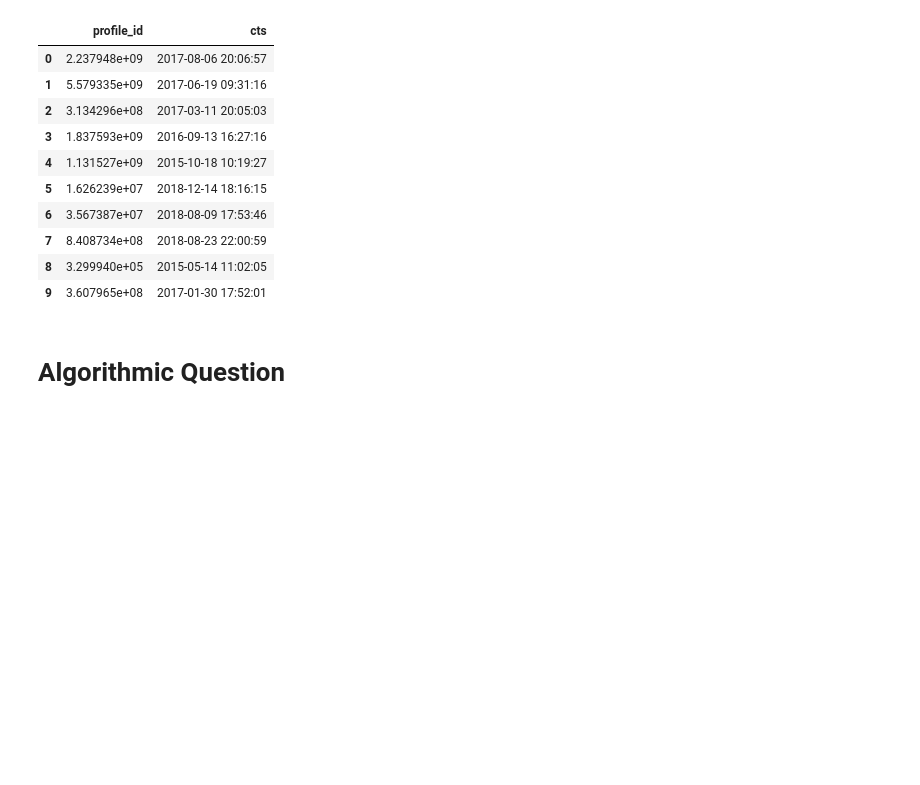
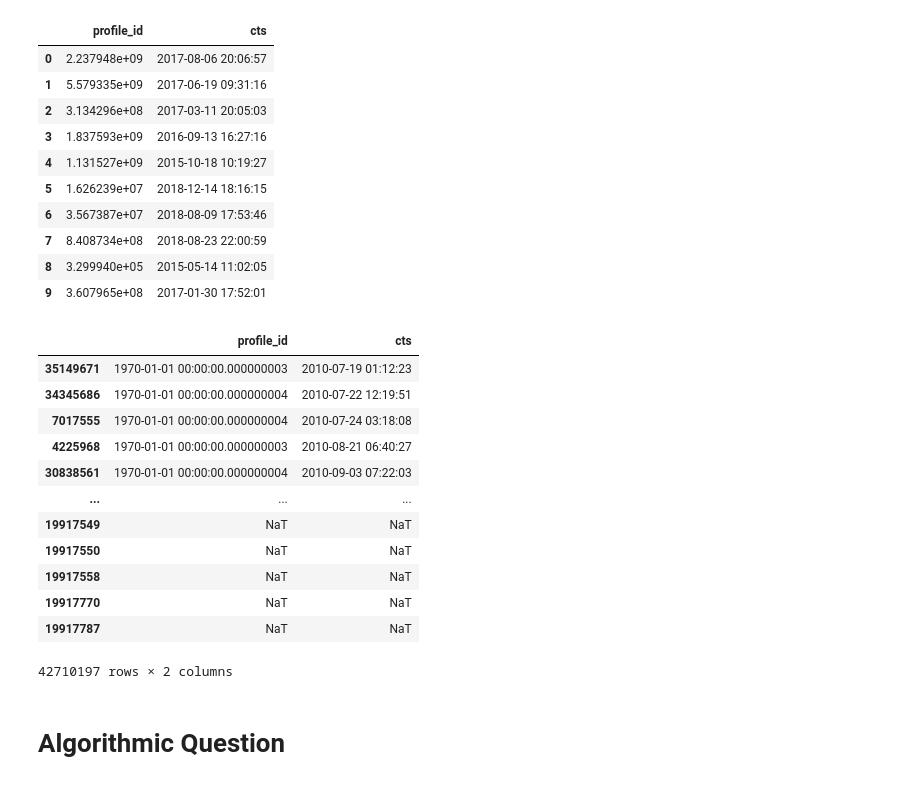
Before and after one commit to PaoloBarba/ADM_HW2, a Jupyter notebook: soukaina_main.ipynb, the cells around one changed output. Saved outputs shown, nothing was run; the diff lists cells and outputs as text; code cells hidden in the pictures; blank space fills up the shorter version.

```diff
--- a/soukaina_main.ipynb
+++ b/soukaina_main.ipynb
@@ -117,6 +115,24 @@ time.head(10)
 | 7 | 8.408734e+08 | 2018-08-23 22:00:59 |
 | 8 | 3.299940e+05 | 2015-05-14 11:02:05 |
 | 9 | 3.607965e+08 | 2017-01-30 17:52:01 |
+# %%
+time[['profile_id','cts']] = time[['profile_id','cts']].apply(pd.to_datetime)
+# %%
+time.sort_values(by=['cts', 'profile_id'])
+# %% [output]
+|  | profile_id | cts |
+| 35149671 | 1970-01-01 00:00:00.000000003 | 2010-07-19 01:12:23 |
+| 34345686 | 1970-01-01 00:00:00.000000004 | 2010-07-22 12:19:51 |
+| 7017555 | 1970-01-01 00:00:00.000000004 | 2010-07-24 03:18:08 |
+| 4225968 | 1970-01-01 00:00:00.000000003 | 2010-08-21 06:40:27 |
+| 30838561 | 1970-01-01 00:00:00.000000004 | 2010-09-03 07:22:03 |
+| ... | ... | ... |
+| 19917549 | NaT | NaT |
+| 19917550 | NaT | NaT |
+| 19917558 | NaT | NaT |
+| 19917770 | NaT | NaT |
+| 19917787 | NaT | NaT |
+42710197 rows × 2 columns
 # %%
 #Using the function you previously coded, plot the time intervals with the highest average number of “likes” and the ones with the highest average number of comments on posts.
 
```
Also changed, not shown: parts of 1 cell of this notebook.
